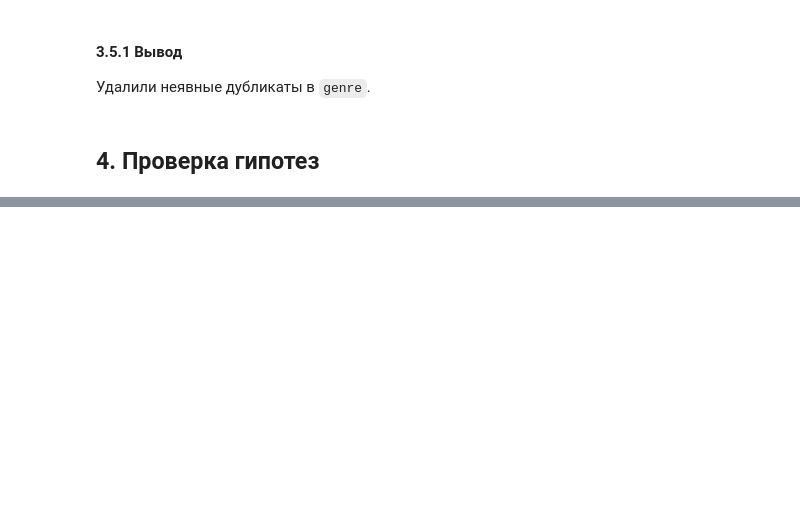
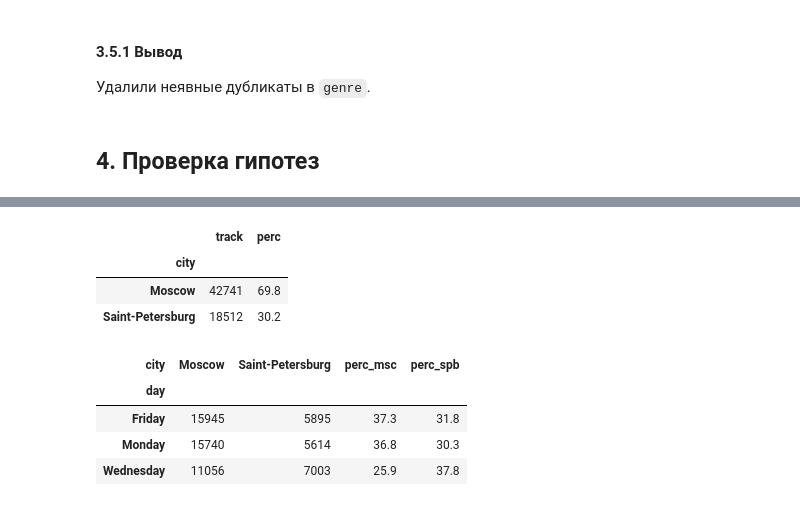
Before and after one commit to csvictorie/training_projects, a Jupyter notebook: 1. Яндекс.Музыка.ipynb, the cells around one changed output, grey strips where cells are left out. Saved outputs shown, nothing was run; the diff lists cells and outputs as text; code cells hidden in the pictures; blank space fills up the shorter version.

```diff
--- a/1. Яндекс.Музыка.ipynb
+++ b/1. Яндекс.Музыка.ipynb
@@ -76,3 +109,5 @@ df.head()
+# %%
+df.columns = [x.lower().replace(' ', '') for x in df.columns]
 # %%
 df.columns
 # %% [output]
@@ -80,7 +114,0 @@ Index(['  userID', 'Track', 'artist', 'genre', '  City  ', 'time', 'Day'], dtype
-# %%
-df = df.rename(columns={
-    '  userID':'user_id',
-    'Track':'track',
-    '  City  ':'city',
-    'Day':'day'}
-)
@@ -156,3 +169,8 @@ dtype: int64
+# %%
+# не меняем тип данных у колонки `time`, так как используем это значение в функции
+for column in df.columns:
+    if column != 'time':
+        df[column] = df[column].astype('category')
 # %%
 df.info(memory_usage='deep')
 # %% [output]
@@ -193,11 +190,0 @@ df.describe().T
-# %%
-columns_to_replace = [
-    'user_id',
-    'track',
-    'artist',
-    'genre',
-    'city',
-    'day'
-]
-for columns in columns_to_replace:
-    df[columns] = df[columns].astype('category')
@@ -475,0 +269,20 @@ Name: genre, dtype: int64
+# %%
+h1_week = df.pivot_table(index='city', values='track', aggfunc='count')
+h1_week['perc'] = (h1_week['track'] / h1_week['track'].sum() * 100).round(1)
+h1_week
+# %% [output]
+|  | track | perc |
+| city |  |  |
+| Moscow | 42741 | 69.8 |
+| Saint-Petersburg | 18512 | 30.2 |
+# %%
+h1_days = df.pivot_table(index='city', columns='day', values='track', aggfunc='count').T
+h1_days['perc_msc'] = (h1_days['Moscow'] / h1_days['Moscow'].sum() * 100).round(1)
+h1_days['perc_spb'] = (h1_days['Saint-Petersburg'] / h1_days['Saint-Petersburg'].sum() * 100).round(1)
+h1_days
+# %% [output]
+| city | Moscow | Saint-Petersburg | perc_msc | perc_spb |
+| day |  |  |  |  |
+| Friday | 15945 | 5895 | 37.3 | 31.8 |
+| Monday | 15740 | 5614 | 36.8 | 30.3 |
+| Wednesday | 11056 | 7003 | 25.9 | 37.8 |
```
Also changed, not shown: parts of 72 cells of this notebook, 1 other file.
